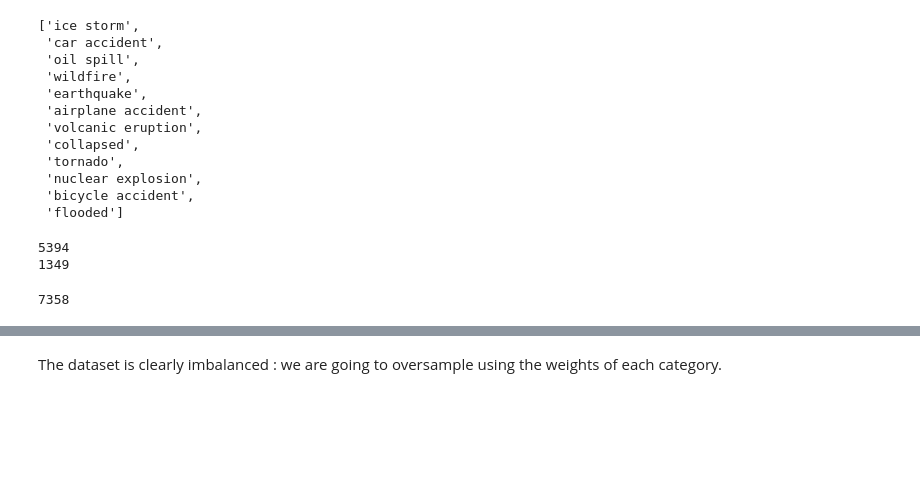
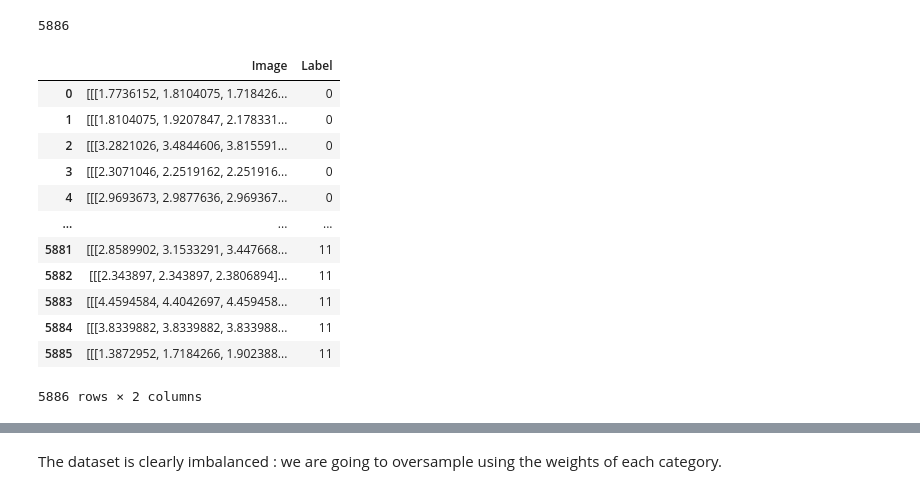
Before and after one commit to Exion35/UT---DataScience, a Jupyter notebook: CVIC Project105.ipynb, the cells around one changed output, grey strips where cells are left out. Cells and saved outputs as stored; diff of their text form; code cells hidden in the pictures; blank space fills up the shorter version.

```diff
--- a/CVIC Project105.ipynb
+++ b/CVIC Project105.ipynb
@@ -67,21 +136,6 @@ class Incidents12(datasets.VisionDataset):
     def to_dataframe(self):
         tensor_images = [self[i][0] for i in range(len(self.data))]
         return(pd.DataFrame(data={"Image": tensor_images, "Label": self.targets}))
-# %%
-os.listdir("datasets/incidents")
-# %% [output]
-['ice storm',
- 'car accident',
- 'oil spill',
- 'wildfire',
- 'earthquake',
- 'airplane accident',
- 'volcanic eruption',
- 'collapsed',
- 'tornado',
- 'nuclear explosion',
- 'bicycle accident',
- 'flooded']
 # %%
 transform = transforms.Compose([
     # resize
@@ -99,3 +154,25 @@ dataset = Incidents12("datasets/incidents/", transform=transform)
+# %%
+len(train_dataset)
+# %% [output]
+5886
+# %%
+train_df = train_dataset.to_dataframe()
+# len(test_dataset)
+train_df
+# %% [output]
+|  | Image | Label |
+| 0 | [[[1.7736152, 1.8104075, 1.718426... | 0 |
+| 1 | [[[1.8104075, 1.9207847, 2.178331... | 0 |
+| 2 | [[[3.2821026, 3.4844606, 3.815591... | 0 |
+| 3 | [[[2.3071046, 2.2519162, 2.251916... | 0 |
+| 4 | [[[2.9693673, 2.9877636, 2.969367... | 0 |
+| ... | ... | ... |
+| 5881 | [[[2.8589902, 3.1533291, 3.447668... | 11 |
+| 5882 | [[[2.343897, 2.343897, 2.3806894]... | 11 |
+| 5883 | [[[4.4594584, 4.4042697, 4.459458... | 11 |
+| 5884 | [[[3.8339882, 3.8339882, 3.833988... | 11 |
+| 5885 | [[[1.3872952, 1.7184266, 1.902388... | 11 |
+5886 rows × 2 columns
 # %%
 X_train, X_test, y_train, y_test = train_test_split(dataset.data,
                                                     dataset.targets,
@@ -116,7 +189 @@ train_dataset, test_dataset = torch.utils.data.random_split(dataset, [train_size
-# %%
-print(len(train_dataset))
-print(len(test_dataset))
-# %% [output]
-5394
-1349
 # %%
@@ -139,6 +207,2 @@ df = dataset.to_dataframe()
-# %%
-len(df)
-# %% [output]
-7358
 # %%
 import random
```
Also changed, not shown: parts of 17 cells of this notebook.
